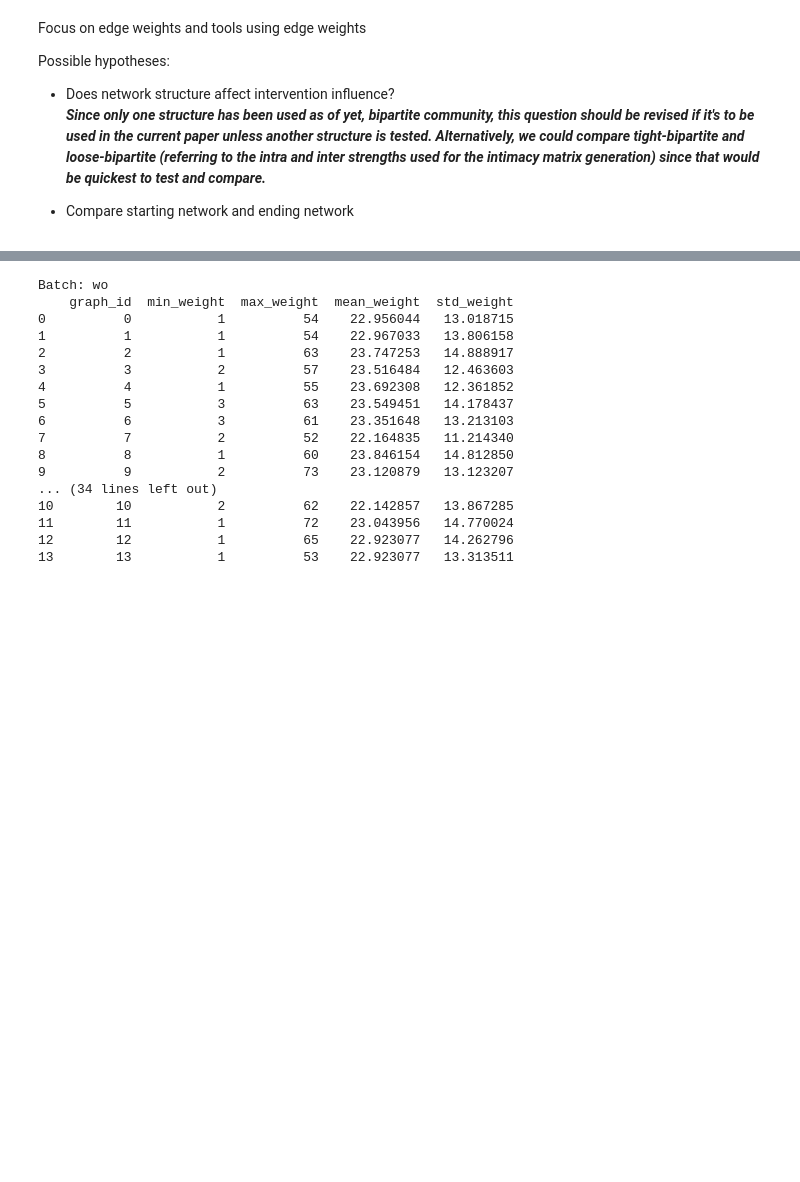
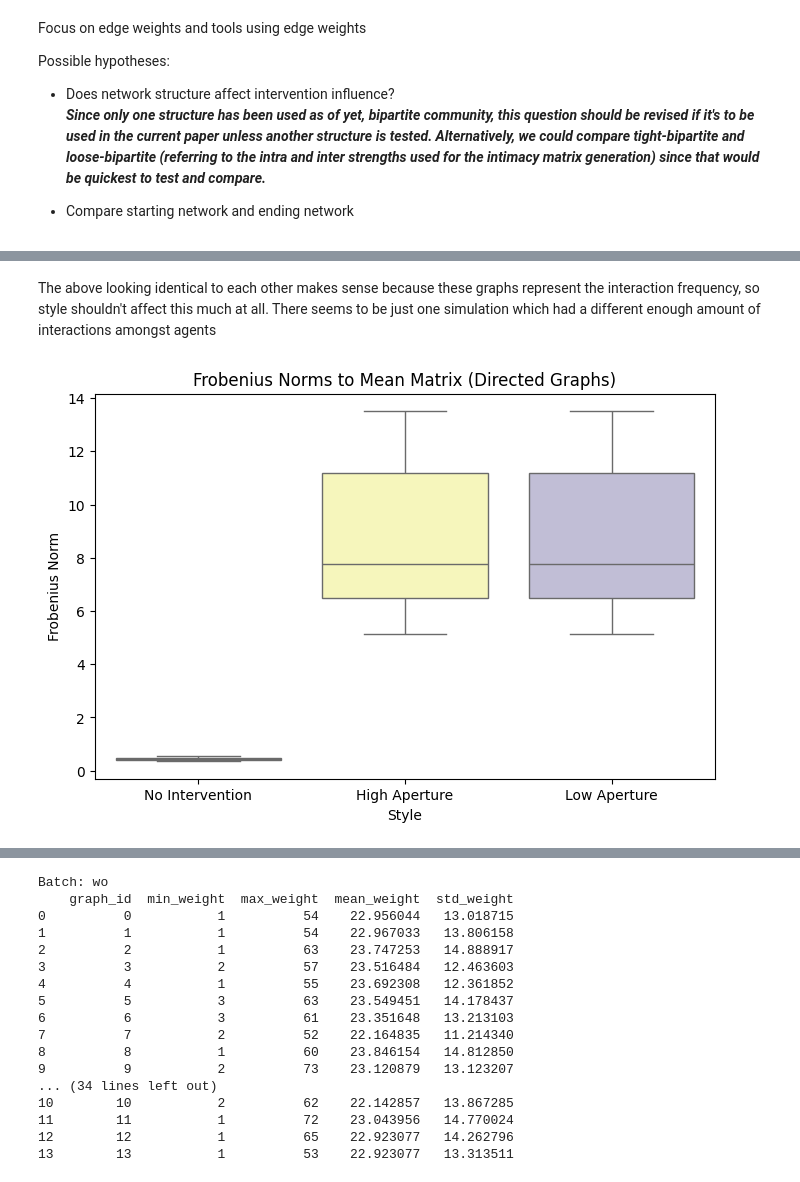
Before and after one commit to pajarito95/Emotion-Contagion, a Jupyter notebook: abm_emotion_contagion_analysis.ipynb, the cells around one changed output, grey strips where cells are left out. Saved outputs shown, nothing was run; the diff lists cells and outputs as text; code cells hidden in the pictures; blank space fills up the shorter version.

```diff
--- a/abm_emotion_contagion_analysis.ipynb
+++ b/abm_emotion_contagion_analysis.ipynb
@@ -553,0 +461,19 @@ Possible hypotheses:
+# %% [markdown]
+The above looking identical to each other makes sense because these graphs represent the interaction frequency, so style shouldn't affect this much at all. There seems to be just one simulation which had a different enough amount of interactions amongst agents
+# %%
+# Directed graphs
+fnorm_data_dir = {'style': [], 'frobenius_norm': []}
+for style_name, fnorms in zip(styles, [fnorm_DGs_wo, fnorm_DGs_H, fnorm_DGs_L]):
+    fnorm_data_dir['style'].extend([style_name]*len(fnorms))
+    fnorm_data_dir['frobenius_norm'].extend(fnorms)
+
+df_fnorm_dir = pd.DataFrame(fnorm_data_dir)
+
+plt.figure(figsize=(8,5))
+sns.boxplot(x='style', y='frobenius_norm', data=df_fnorm_dir, palette='Set3', hue='style', legend=False)
+plt.title("Frobenius Norms to Mean Matrix (Directed Graphs)")
+plt.ylabel("Frobenius Norm")
+plt.xlabel("Style")
+plt.show()
+# %% [output]
+[figure, added]
```
Also changed, not shown: parts of 42 cells of this notebook.
